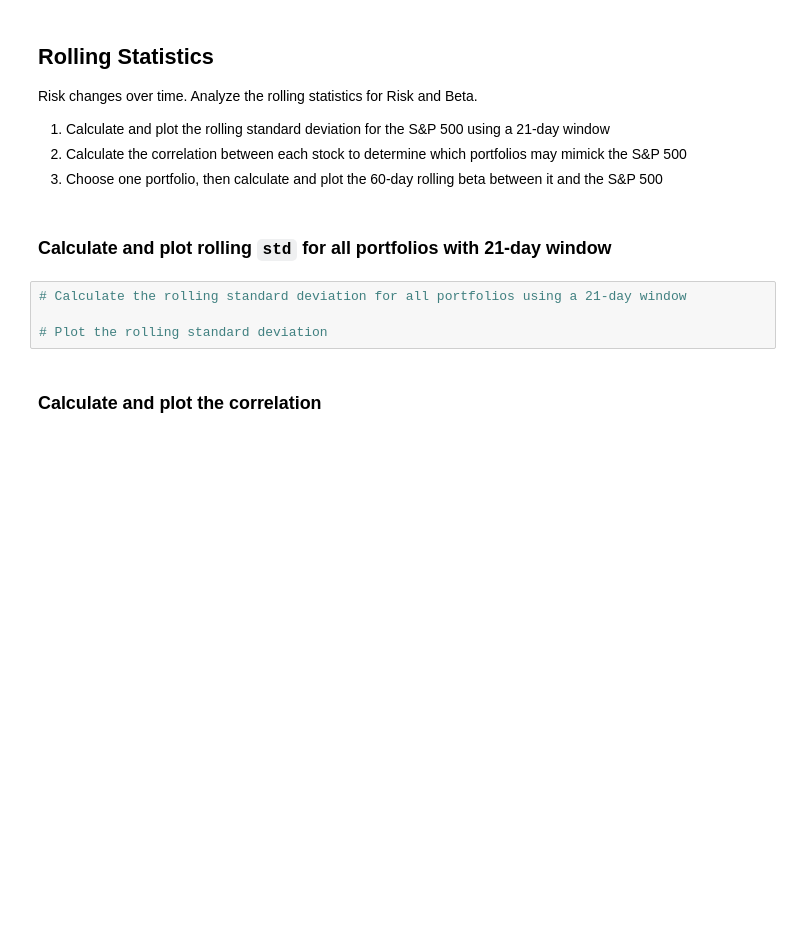
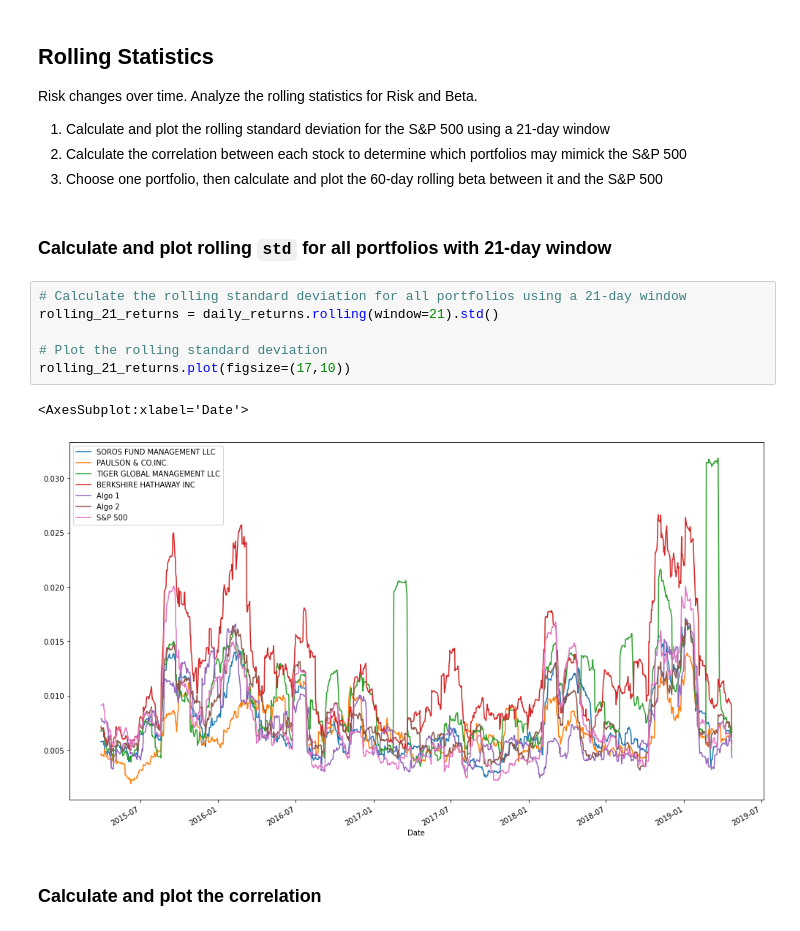
Before and after one commit to wchance/pandas-homework, a Jupyter notebook: whale_analysis.ipynb, the cells around one changed output. Saved outputs shown, nothing was run; the diff lists cells and outputs as text; blank space fills up the shorter version.

```diff
--- a/whale_analysis.ipynb
+++ b/whale_analysis.ipynb
@@ -164,8 +308,13 @@ Risk changes over time. Analyze the rolling statistics for Risk and Beta.
 ### Calculate and plot rolling `std` for all portfolios with 21-day window
 # %%
 # Calculate the rolling standard deviation for all portfolios using a 21-day window
+rolling_21_returns = daily_returns.rolling(window=21).std()
 
 # Plot the rolling standard deviation
+rolling_21_returns.plot(figsize=(17,10))
+# %% [output]
+<AxesSubplot:xlabel='Date'>
+[figure, added]
 # %% [markdown]
 ### Calculate and plot the correlation
 # %%
```
Also changed, not shown: parts of 35 cells of this notebook, 5 other files.
